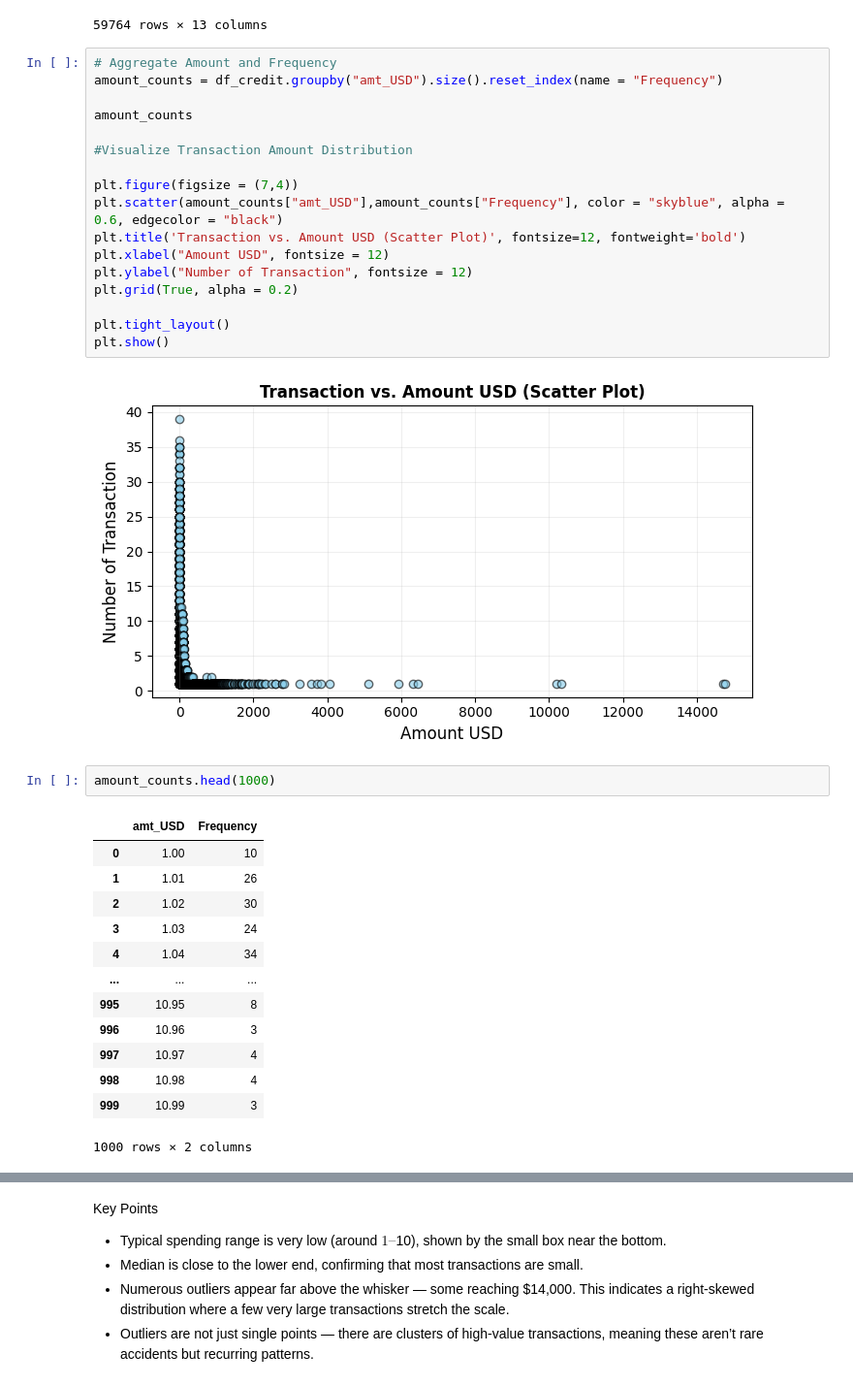
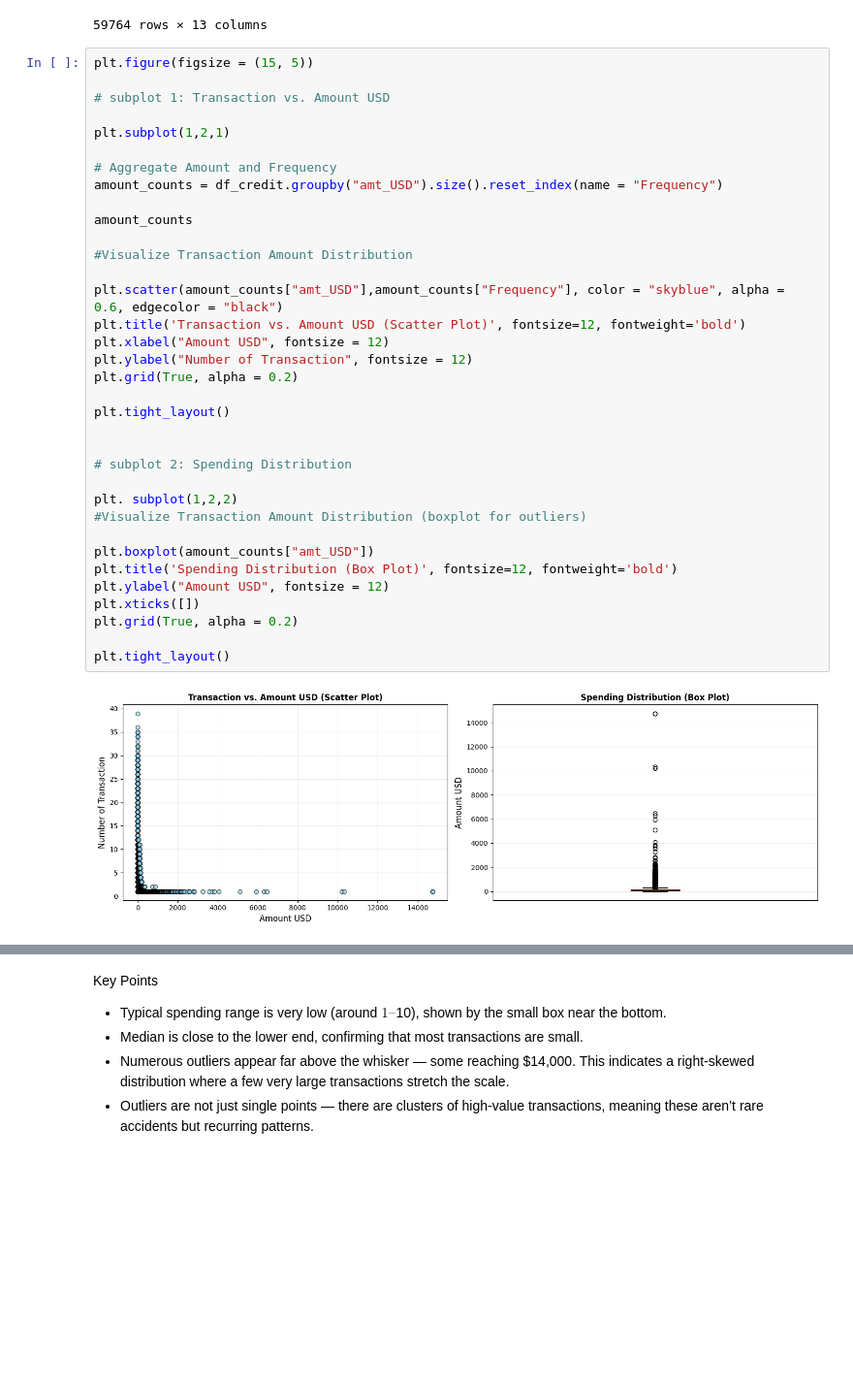
Before and after one commit to vespeci/Project-1-credit-card, a Jupyter notebook: Notebooks/Credit-Card-Analysis.ipynb, the cells around one changed output, grey strips where cells are left out. Shown at 97% size. Cells and saved outputs as stored; diff of their text form; blank space fills up the shorter version.

```diff
--- a/Notebooks/Credit-Card-Analysis.ipynb
+++ b/Notebooks/Credit-Card-Analysis.ipynb
@@ -601,37 +579,39 @@ df_credit
 | 69999 | 5.500000e+15 | M | Cadiz | 283157 | Scientific laboratory technician | 1960-05-24 | 3843260959 | 853efcd6e19959d0529fb5d4f1c1153c | grocery_pos | ... |
 59764 rows × 13 columns
 # %%
+plt.figure(figsize = (15, 5))
+
+# subplot 1: Transaction vs. Amount USD
+
+plt.subplot(1,2,1)
+
 # Aggregate Amount and Frequency
 amount_counts = df_credit.groupby("amt_USD").size().reset_index(name = "Frequency")
 
 amount_counts
 
 #Visualize Transaction Amount Distribution
 
-plt.figure(figsize = (7,4))
 plt.scatter(amount_counts["amt_USD"],amount_counts["Frequency"], color = "skyblue", alpha = 0.6, edgecolor = "black")
 plt.title('Transaction vs. Amount USD (Scatter Plot)', fontsize=12, fontweight='bold')
 plt.xlabel("Amount USD", fontsize = 12)
 plt.ylabel("Number of Transaction", fontsize = 12)
 plt.grid(True, alpha = 0.2)
 
 plt.tight_layout()
-plt.show()
+
+
+# subplot 2: Spending Distribution
+
+plt. subplot(1,2,2)
+#Visualize Transaction Amount Distribution (boxplot for outliers)
+
+plt.boxplot(amount_counts["amt_USD"])
+plt.title('Spending Distribution (Box Plot)', fontsize=12, fontweight='bold')
+plt.ylabel("Amount USD", fontsize = 12)
+plt.xticks([])
+plt.grid(True, alpha = 0.2)
+
+plt.tight_layout()
 # %% [output]
-[figure, old version]
+[figure, new version]
-# %%
-amount_counts.head(1000)
-# %% [output]
-|  | amt_USD | Frequency |
-| 0 | 1.00 | 10 |
-| 1 | 1.01 | 26 |
-| 2 | 1.02 | 30 |
-| 3 | 1.03 | 24 |
-| 4 | 1.04 | 34 |
-| ... | ... | ... |
-| 995 | 10.95 | 8 |
-| 996 | 10.96 | 3 |
-| 997 | 10.97 | 4 |
-| 998 | 10.98 | 4 |
-| 999 | 10.99 | 3 |
-1000 rows × 2 columns
```
Also changed, not shown: parts of 9 cells of this notebook.
